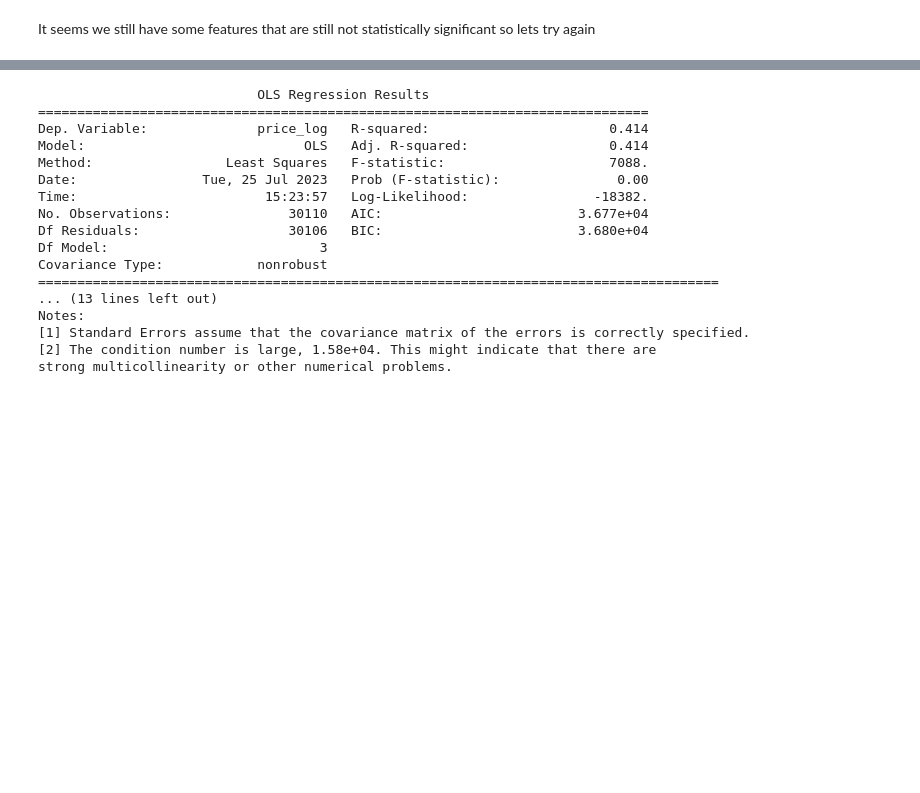
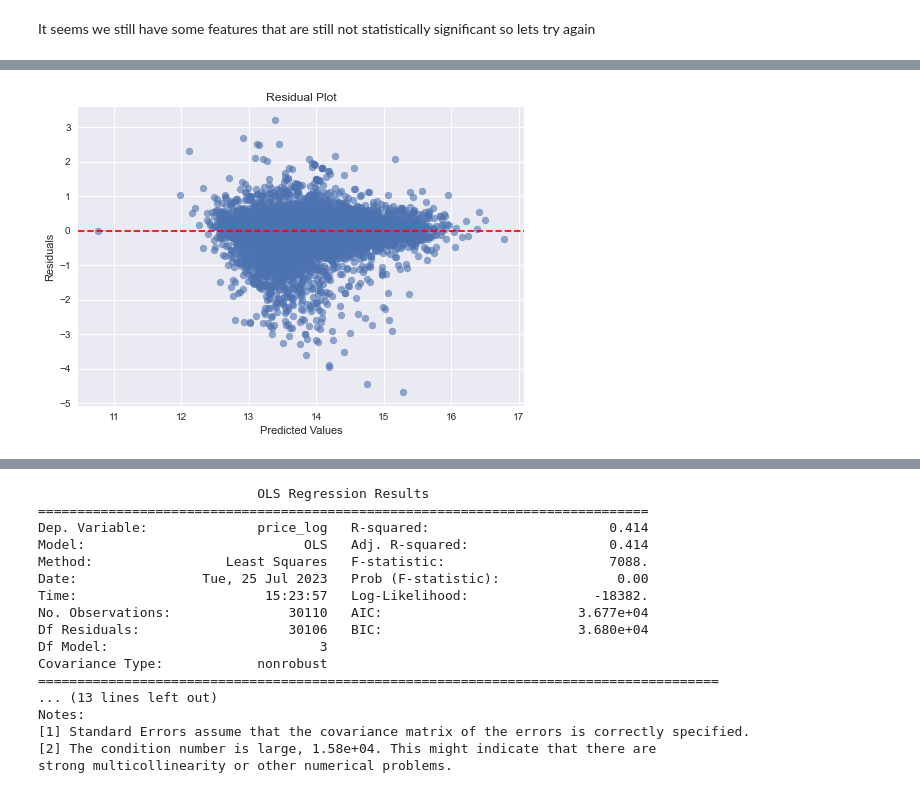
Before and after one commit to cristopher-d-delgado/Project_Linear_Regression_King_County, a Jupyter notebook: notebooks/modeling.ipynb, the cells around one changed output, grey strips where cells are left out. Saved outputs shown, nothing was run; the diff lists cells and outputs as text; code cells hidden in the pictures; blank space fills up the shorter version.

```diff
--- a/notebooks/modeling.ipynb
+++ b/notebooks/modeling.ipynb
@@ -164,0 +280,9 @@ Still have some non-statical features
+# %%
+# Specify the model parameters
+X = cat_removed_out.drop(labels='price_log', axis=1)
+y = cat_removed_out['price_log']
+
+# Create model
+model2 = sm.OLS(y, sm.add_constant(X))
+model2_results = model1.fit()
+print(model2_results.summary())
@@ -164,0 +307,16 @@ Still have some non-statical features
+# %%
+# View model predictions
+predicted_values = model2_results.fittedvalues
+residuals = model2_results.resid
+
+# Generate the residual plot
+fig, ax = plt.subplots()
+ax.scatter(predicted_values, residuals, alpha=0.6)
+ax.axhline(y=0, color='red', linestyle='--')  # Add a horizontal line at y=0 for reference
+ax.set_xlabel('Predicted Values')
+ax.set_ylabel('Residuals')
+ax.set_title('Residual Plot')
+plt.grid(True)
+plt.show()
+# %% [output]
+[figure, added]
```
Also changed, not shown: parts of 40 cells of this notebook.
